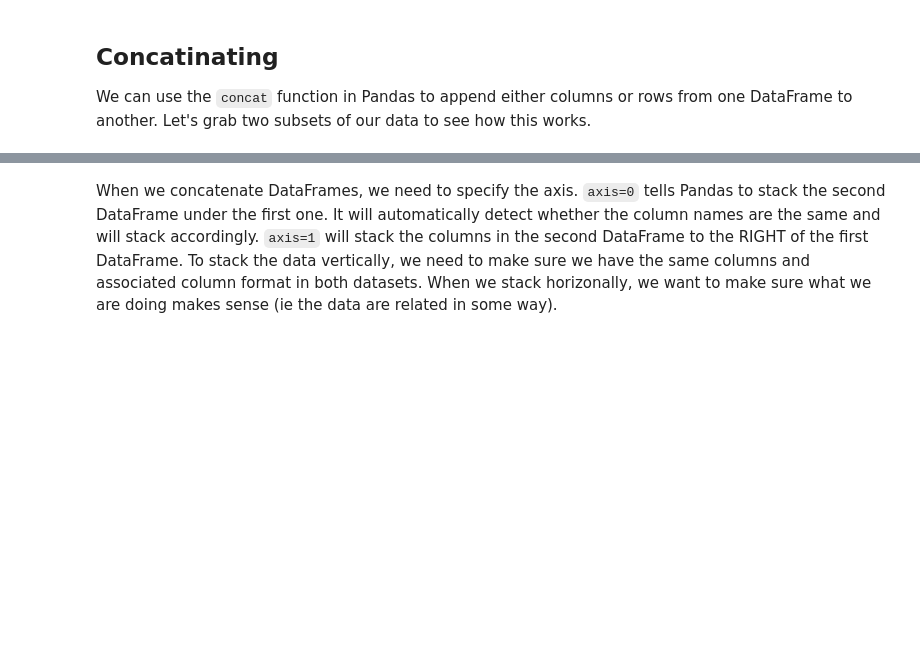
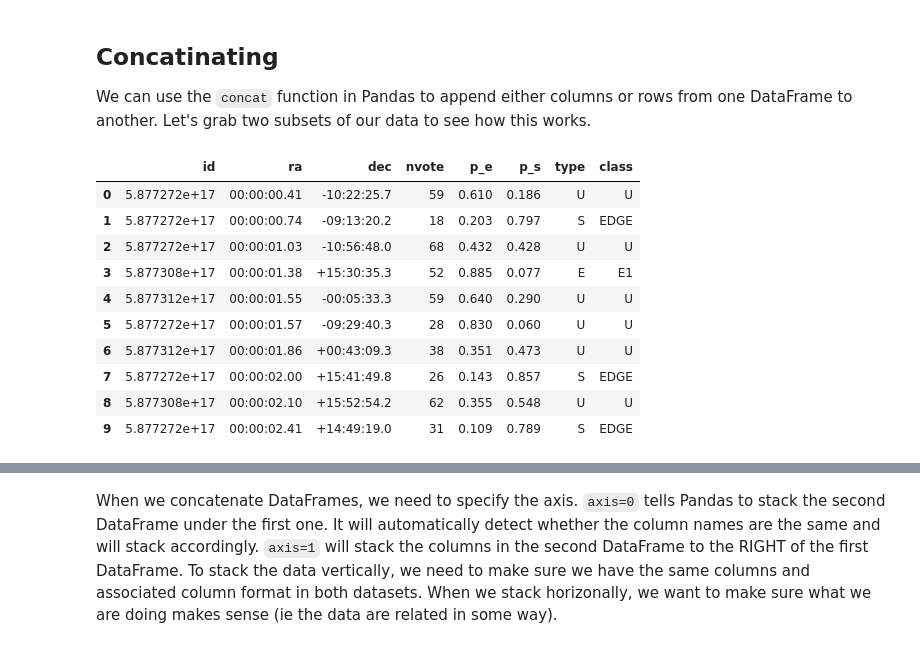
Before and after one commit to ADACS-Australia/Face-to-Face, a Jupyter notebook: Pawsey_Roadshow_MAR2017/Intro_to_pandas_answers.ipynb, the cells around one changed output, grey strips where cells are left out. Cells and saved outputs as stored; diff of their text form; code cells hidden in the pictures; blank space fills up the shorter version.

```diff
--- a/Pawsey_Roadshow_MAR2017/Intro_to_pandas_answers.ipynb
+++ b/Pawsey_Roadshow_MAR2017/Intro_to_pandas_answers.ipynb
@@ -999,4 +837,18 @@ We can use the `concat` function in Pandas to append either columns or rows from
 one DataFrame to another.  Let's grab two subsets of our data to see how this
 works.
 # %%
-# read in first 10 lines of surveys table
+# read in first 10 lines of gal_df table
+gal_sub=gal_df.head(10)
+gal_sub
+# %% [output]
+|  | id | ra | dec | nvote | p_e | p_s | type | class |
+| 0 | 5.877272e+17 | 00:00:00.41 | -10:22:25.7 | 59 | 0.610 | 0.186 | U | U |
+| 1 | 5.877272e+17 | 00:00:00.74 | -09:13:20.2 | 18 | 0.203 | 0.797 | S | EDGE |
+| 2 | 5.877272e+17 | 00:00:01.03 | -10:56:48.0 | 68 | 0.432 | 0.428 | U | U |
+| 3 | 5.877308e+17 | 00:00:01.38 | +15:30:35.3 | 52 | 0.885 | 0.077 | E | E1 |
+| 4 | 5.877312e+17 | 00:00:01.55 | -00:05:33.3 | 59 | 0.640 | 0.290 | U | U |
+| 5 | 5.877272e+17 | 00:00:01.57 | -09:29:40.3 | 28 | 0.830 | 0.060 | U | U |
+| 6 | 5.877312e+17 | 00:00:01.86 | +00:43:09.3 | 38 | 0.351 | 0.473 | U | U |
+| 7 | 5.877272e+17 | 00:00:02.00 | +15:41:49.8 | 26 | 0.143 | 0.857 | S | EDGE |
+| 8 | 5.877308e+17 | 00:00:02.10 | +15:52:54.2 | 62 | 0.355 | 0.548 | U | U |
+| 9 | 5.877272e+17 | 00:00:02.41 | +14:49:19.0 | 31 | 0.109 | 0.789 | S | EDGE |
```
Also changed, not shown: parts of 96 cells of this notebook, 2 other files.
